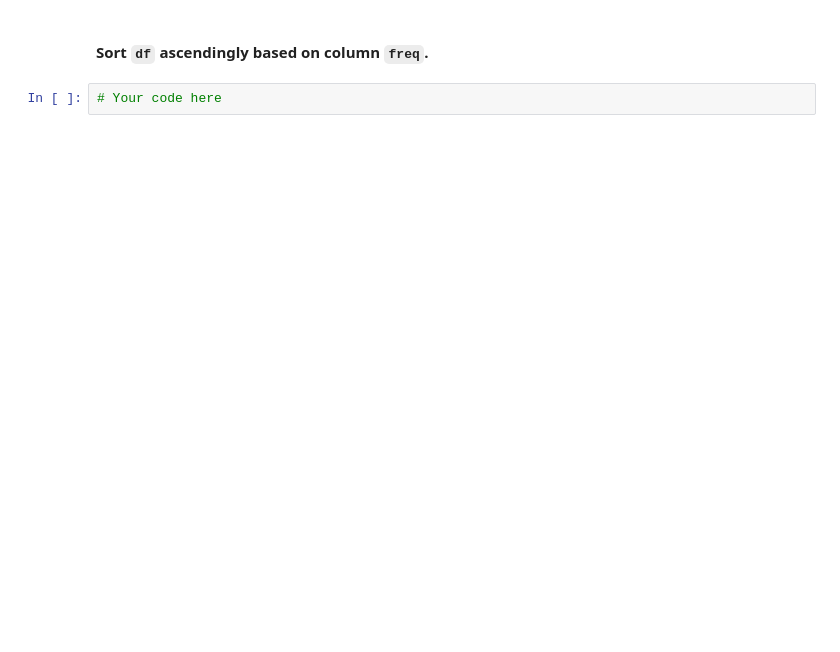
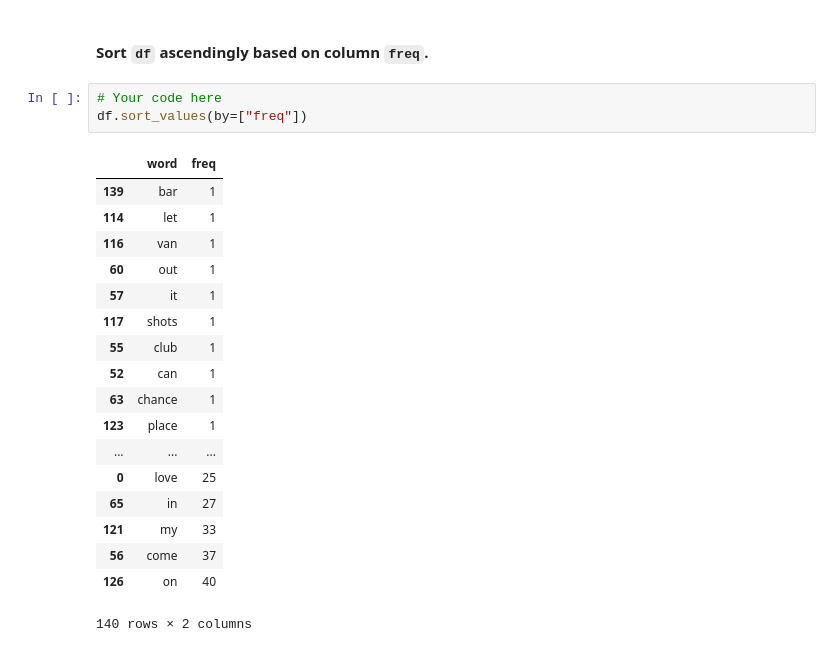
Before and after one commit to Alexis2507/data-labs, a Jupyter notebook: module-1/lab-tuple-set-dict/your-code/challenge-3.ipynb, the cells around one changed output. Saved outputs shown, nothing was run; the diff lists cells and outputs as text; blank space fills up the shorter version.

```diff
--- a/module-1/lab-tuple-set-dict/your-code/challenge-3.ipynb
+++ b/module-1/lab-tuple-set-dict/your-code/challenge-3.ipynb
@@ -99,3 +168,23 @@ With the Pandas DataFrame, you can sort the values easily with the built-in meth
 #### Sort `df` ascendingly based on column `freq`.
 # %%
 # Your code here
+df.sort_values(by=["freq"])
+# %% [output]
+|  | word | freq |
+| 139 | bar | 1 |
+| 114 | let | 1 |
+| 116 | van | 1 |
+| 60 | out | 1 |
+| 57 | it | 1 |
+| 117 | shots | 1 |
+| 55 | club | 1 |
+| 52 | can | 1 |
+| 63 | chance | 1 |
+| 123 | place | 1 |
+| ... | ... | ... |
+| 0 | love | 25 |
+| 65 | in | 27 |
+| 121 | my | 33 |
+| 56 | come | 37 |
+| 126 | on | 40 |
+140 rows × 2 columns
```
Also changed, not shown: parts of 7 cells of this notebook, 12 other files.
